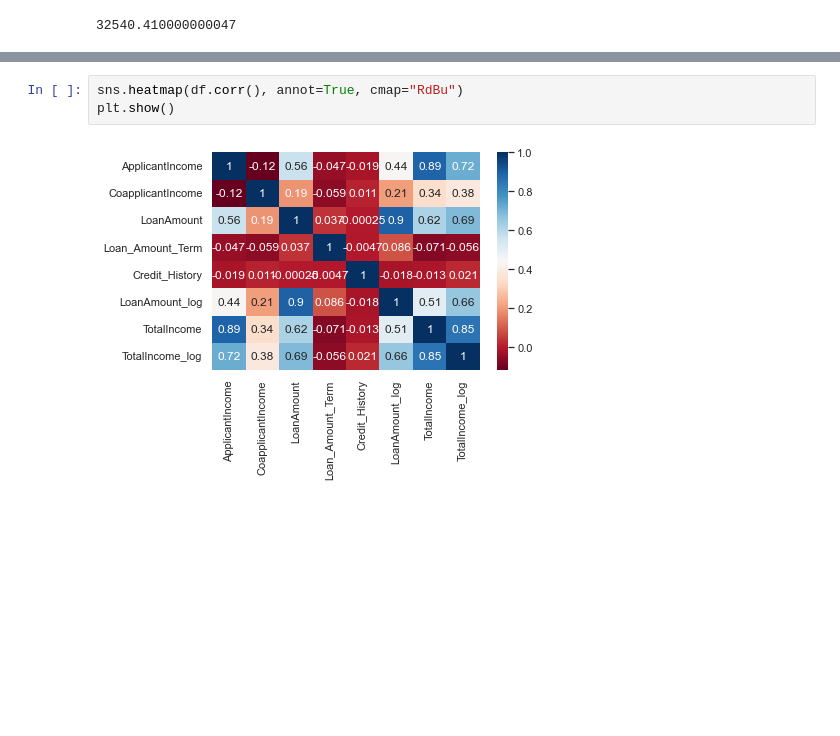
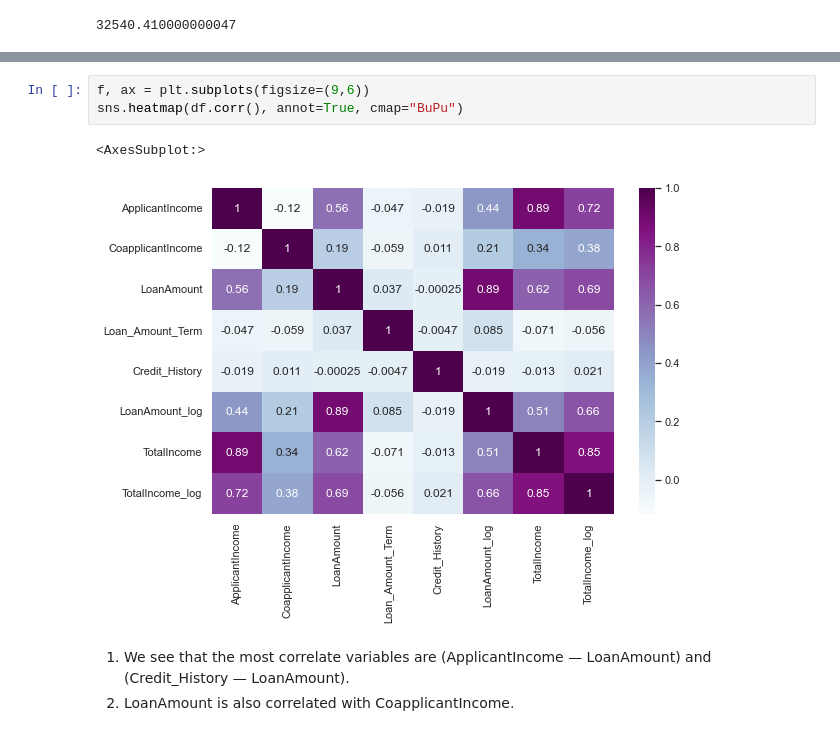
Before and after one commit to shirudeneha7/EDA-PROJECT, a Jupyter notebook: Data Analysis of Loan Eligibility Prediction.ipynb, the cells around one changed output, grey strips where cells are left out. Drawn from its saved outputs; the diff is of its cells as text; blank space fills up the shorter version.

```diff
--- a/Data Analysis of Loan Eligibility Prediction.ipynb
+++ b/Data Analysis of Loan Eligibility Prediction.ipynb
@@ -375,5 +340,9 @@ df['ApplicantIncome'].quantile(0.99)
 # %%
-sns.heatmap(df.corr(), annot=True, cmap="RdBu")
-plt.show()
+f, ax = plt.subplots(figsize=(9,6))
+sns.heatmap(df.corr(), annot=True, cmap="BuPu")
 # %% [output]
+<AxesSubplot:>
-[figure, old version]
+[figure, new version]
+# %% [markdown]
+1. We see that the most correlate variables are (ApplicantIncome — LoanAmount) and (Credit_History — LoanAmount).
+2. LoanAmount is also correlated with CoapplicantIncome.
```
Also changed, not shown: parts of 46 cells of this notebook, 1 other file.
